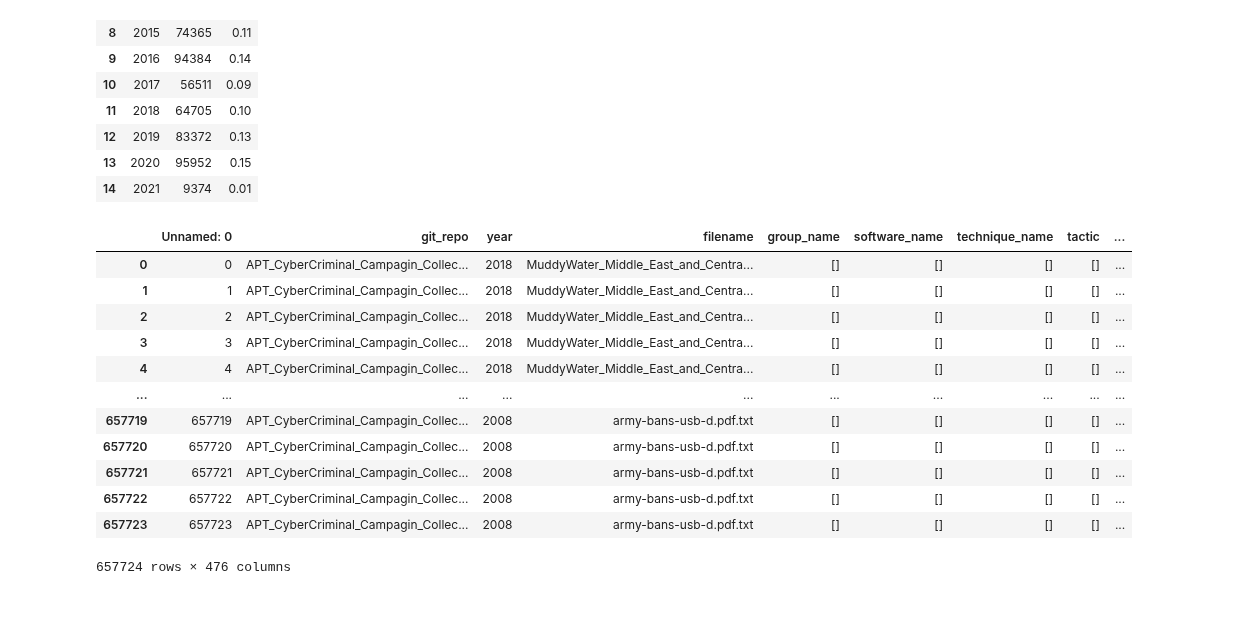
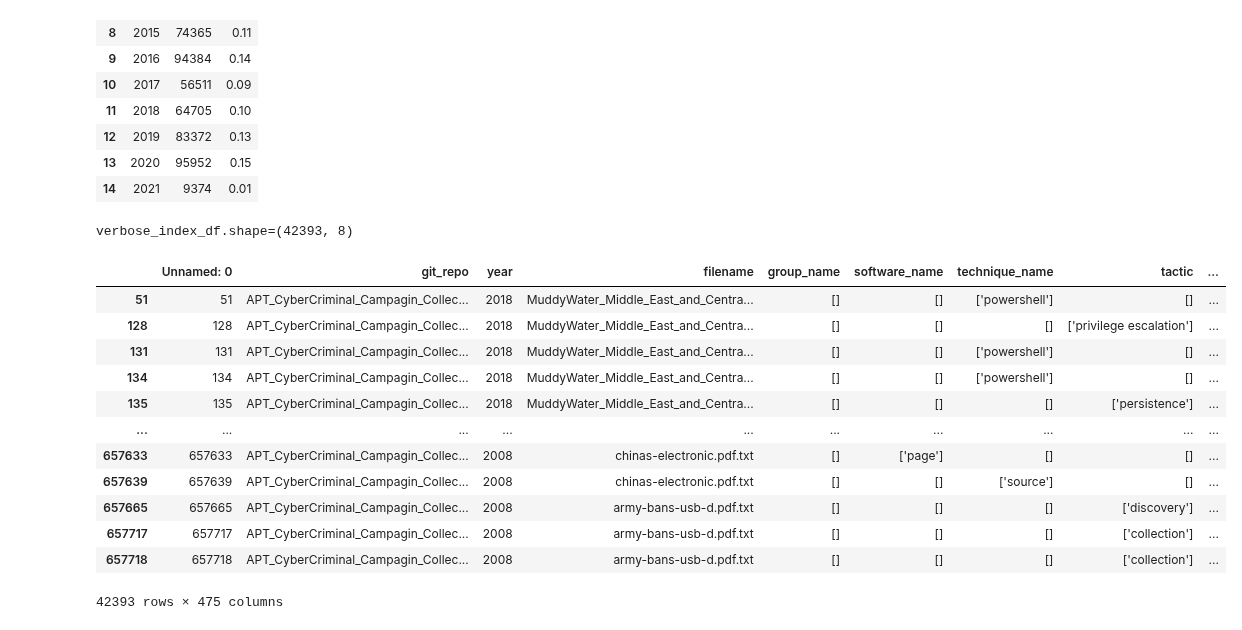
Before and after one commit to eyalho/Cyber_APT_Reports_NER, a Jupyter notebook: creating_data/show_stats_about_dataset.ipynb, the cells around one changed output. Cells and saved outputs as stored; diff of their text form; code cells hidden in the pictures.

Commit message:
fix split_by_names, save into_index_df just lower case names

```diff
--- a/creating_data/show_stats_about_dataset.ipynb
+++ b/creating_data/show_stats_about_dataset.ipynb
@@ -6,6 +6,5 @@ import json
 pd.set_option('display.max_rows', 50)
 pd.options.display.float_format = '{:,.2f}'.format
 # %%
-DF_INDEX_ZIP_FILE_PATH = Path("index.zip")
-DF_INDEX_CSV_FILE_PATH = Path("index.csv")
+DF_INDEX_PATH = Path("index_df.zip")
 MITRE_LABELS_JSON_PATH = Path("MITRE_labels.json")
@@ -31,0 +11,4 @@ index_df
+# %%
+index_df = pd.read_csv(DF_INDEX_PATH)
+print(index_df.shape)
+index_df[(index_df.group_name != "[]") & (index_df.software_name != "[]")& (index_df.technique_name != "[]")]
@@ -67,35 +59,50 @@ year_df
 | 13 | 2020 | 95952 | 0.15 |
 | 14 | 2021 | 9374 | 0.01 |
 # %%
+# slice into interesting lines only -> than create a column for each name the dataset was labeled by
 verbose_index_df = index_df.copy()
 
-with Path(MITRE_LABELS_JSON_PATH).open("r", encoding="utf8") as f:
-    mitre_labels = json.load(f)
+verbose_index_df = verbose_index_df[
+    (verbose_index_df.group_name != "[]")    |
+    (verbose_index_df.software_name != "[]") |
+    (index_df.technique_name != "[]")        |
+    (index_df.tactic != "[]")
+]
+print(f"{verbose_index_df.shape=}")
+
+def load_mitre_labels_lower():
+    with Path(MITRE_LABELS_JSON_PATH).open("r", encoding="utf8") as f:
+        mitre_labels = json.load(f)
+        for entity_type in mitre_labels:
+            mitre_labels[entity_type] = [name.lower() for name in mitre_labels[entity_type]]
+    return mitre_labels
 
 def check_if_label_exists(label, line):
     if label in line:
         return True
     return False
 
+mitre_labels = load_mitre_labels_lower()
 values_list = []
-for key in mitre_labels:
-    for label_value in mitre_labels[key]:
-        values_list.append(label_value)
-        verbose_index_df[label_value] = index_df[key].str.contains(label_value)
+for entity_type in mitre_labels:
+    for name in mitre_labels[entity_type]:
+        values_list.append(name)
+        verbose_index_df[name] = index_df[entity_type].str.contains(name)
 
 verbose_index_df
 # %% [output]
+verbose_index_df.shape=(42393, 8)
 |  | Unnamed: 0 | git_repo | year | filename | group_name | software_name | technique_name | tactic | ... |
-| 0 | 0 | APT_CyberCriminal_Campagin_Collec... | 2018 | MuddyWater_Middle_East_and_Centra... | [] | [] | [] | [] | ... |
-| 1 | 1 | APT_CyberCriminal_Campagin_Collec... | 2018 | MuddyWater_Middle_East_and_Centra... | [] | [] | [] | [] | ... |
-| 2 | 2 | APT_CyberCriminal_Campagin_Collec... | 2018 | MuddyWater_Middle_East_and_Centra... | [] | [] | [] | [] | ... |
-| 3 | 3 | APT_CyberCriminal_Campagin_Collec... | 2018 | MuddyWater_Middle_East_and_Centra... | [] | [] | [] | [] | ... |
-| 4 | 4 | APT_CyberCriminal_Campagin_Collec... | 2018 | MuddyWater_Middle_East_and_Centra... | [] | [] | [] | [] | ... |
+| 51 | 51 | APT_CyberCriminal_Campagin_Collec... | 2018 | MuddyWater_Middle_East_and_Centra... | [] | [] | ['powershell'] | [] | ... |
+| 128 | 128 | APT_CyberCriminal_Campagin_Collec... | 2018 | MuddyWater_Middle_East_and_Centra... | [] | [] | [] | ['privilege escalation'] | ... |
+| 131 | 131 | APT_CyberCriminal_Campagin_Collec... | 2018 | MuddyWater_Middle_East_and_Centra... | [] | [] | ['powershell'] | [] | ... |
+| 134 | 134 | APT_CyberCriminal_Campagin_Collec... | 2018 | MuddyWater_Middle_East_and_Centra... | [] | [] | ['powershell'] | [] | ... |
+| 135 | 135 | APT_CyberCriminal_Campagin_Collec... | 2018 | MuddyWater_Middle_East_and_Centra... | [] | [] | [] | ['persistence'] | ... |
 | ... | ... | ... | ... | ... | ... | ... | ... | ... | ... |
-| 657719 | 657719 | APT_CyberCriminal_Campagin_Collec... | 2008 | army-bans-usb-d.pdf.txt | [] | [] | [] | [] | ... |
-| 657720 | 657720 | APT_CyberCriminal_Campagin_Collec... | 2008 | army-bans-usb-d.pdf.txt | [] | [] | [] | [] | ... |
-| 657721 | 657721 | APT_CyberCriminal_Campagin_Collec... | 2008 | army-bans-usb-d.pdf.txt | [] | [] | [] | [] | ... |
-| 657722 | 657722 | APT_CyberCriminal_Campagin_Collec... | 2008 | army-bans-usb-d.pdf.txt | [] | [] | [] | [] | ... |
-| 657723 | 657723 | APT_CyberCriminal_Campagin_Collec... | 2008 | army-bans-usb-d.pdf.txt | [] | [] | [] | [] | ... |
+| 657633 | 657633 | APT_CyberCriminal_Campagin_Collec... | 2008 | chinas-electronic.pdf.txt | [] | ['page'] | [] | [] | ... |
+| 657639 | 657639 | APT_CyberCriminal_Campagin_Collec... | 2008 | chinas-electronic.pdf.txt | [] | [] | ['source'] | [] | ... |
+| 657665 | 657665 | APT_CyberCriminal_Campagin_Collec... | 2008 | army-bans-usb-d.pdf.txt | [] | [] | [] | ['discovery'] | ... |
+| 657717 | 657717 | APT_CyberCriminal_Campagin_Collec... | 2008 | army-bans-usb-d.pdf.txt | [] | [] | [] | ['collection'] | ... |
+| 657718 | 657718 | APT_CyberCriminal_Campagin_Collec... | 2008 | army-bans-usb-d.pdf.txt | [] | [] | [] | ['collection'] | ... |
-657724 rows × 476 columns
+42393 rows × 475 columns
 # %%
```
Also changed, not shown: parts of 8 cells of this notebook, 4 other files.
